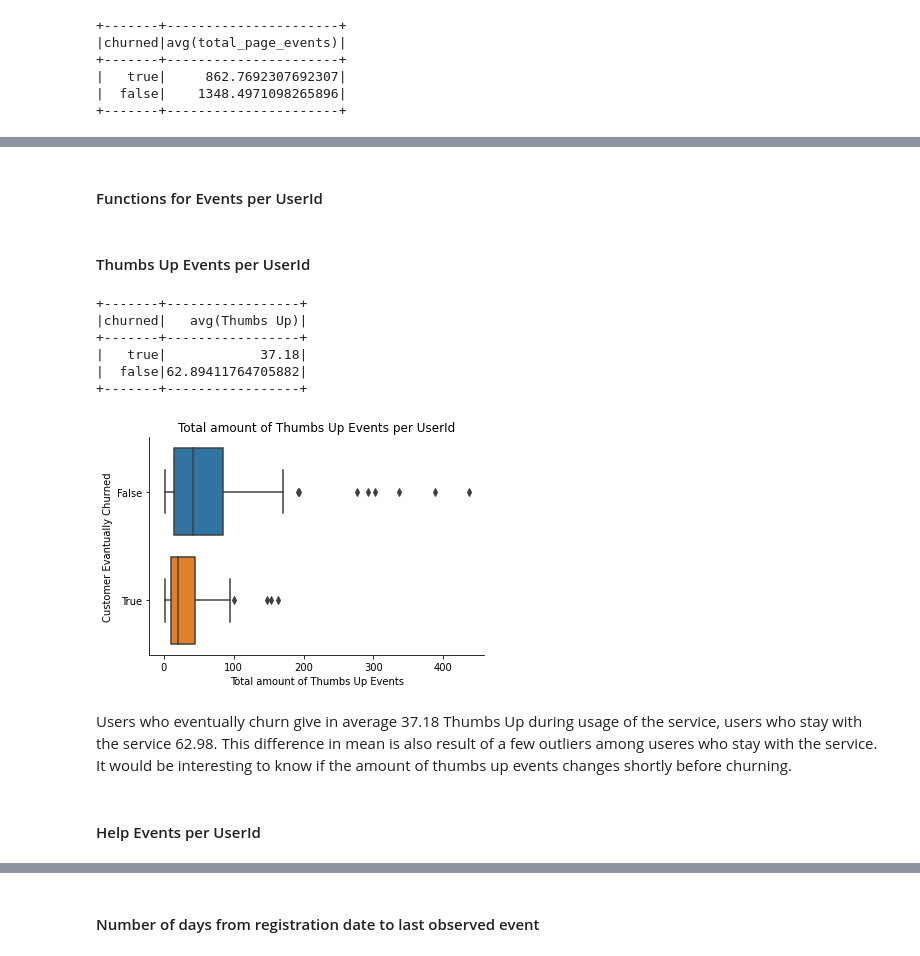
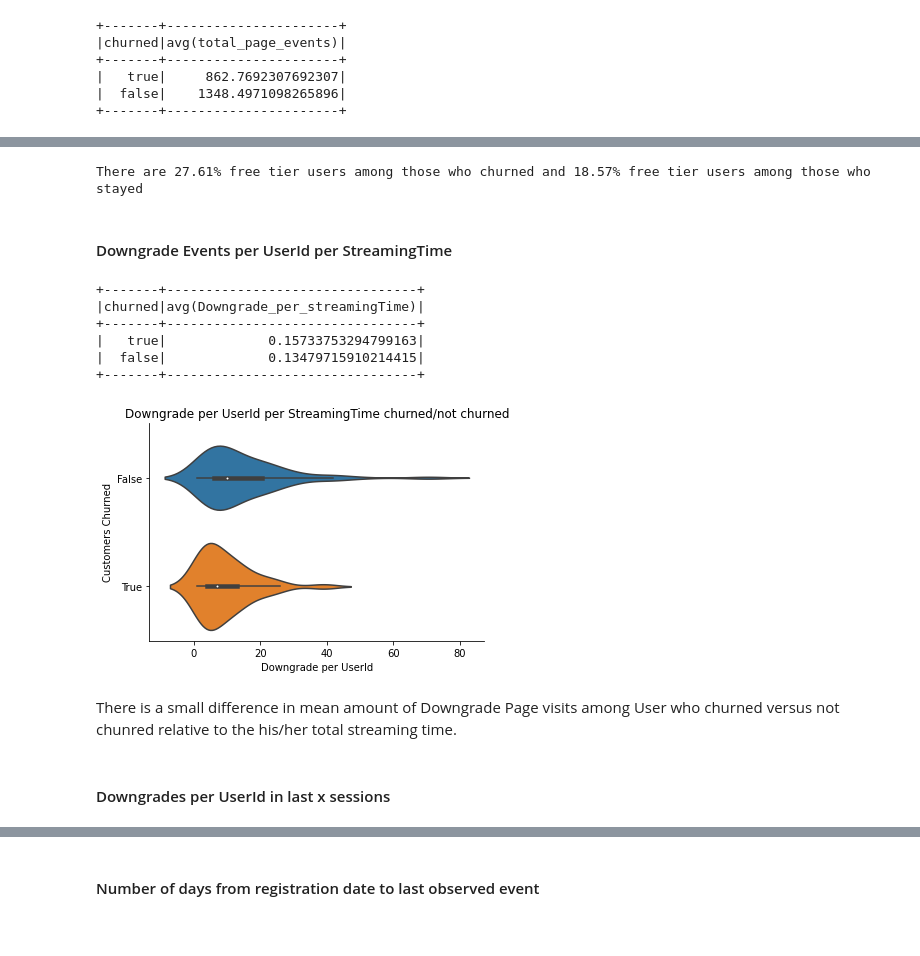
Before and after one commit to LeopoldWalther/SparkChurnDetection, a Jupyter notebook: Sparkify.ipynb, the cells around one changed output, grey strips where cells are left out. Cells and saved outputs as stored; diff of their text form; code cells hidden in the pictures.

Commit message:
feat: Add features per StreamingTime

```diff
--- a/Sparkify.ipynb
+++ b/Sparkify.ipynb
@@ -631,3 +642,7 @@ In this project the way to handle the imbalance in data of interaction with the
+# %%
+# calculate total number of days since registration
+user_log_valid = user_log_valid.withColumn('days_since_registration', F.ceil(
+    (user_log_valid.ts - user_log_valid.registration)/(1000*60*60*24)))
 # %% [markdown]
 #### Calculating Statistics by Hour
 
@@ -692,7 +707,7 @@ page_event_per_user.groupby('churned').mean().show()
 page_event_per_user_pd = page_event_per_user.toPandas()
 
 # Plot
-ax = sns.boxplot(data=page_event_per_user_pd, y='churned', x='total_page_events', orient='h')
+ax = sns.violinplot(data=page_event_per_user_pd, y='churned', x='total_page_events', orient='h')
 plt.xlabel('Page Events')
 plt.ylabel('Customer Evantually Churned')
 plt.title('Page Events per User Churned versus Loyal')
@@ -705,0 +749,20 @@ In the following cells will be investigated if there is a difference in page eve
+# %%
+def plot_events_per_userStreaming(feature_pyspark_df, event_type):
+    '''
+    Function to create boxplot of pyspark dataframe created with 'count_events_per_user' function.
+
+    args:
+        count_pysparkdf - (pyspark dataframe) created with 'count_events_per_user'
+        event - (string) page event
+
+    return:
+    '''
+    feature_pyspark_pd = feature_pyspark_df.toPandas()
+
+    ax = sns.violinplot(data=feature_pyspark_pd, y='churned', x=event_type, orient='h')
+    plt.xlabel(event_type + ' per UserId')
+    plt.ylabel('Customers Churned')
+    plt.title(event_type + ' per UserId per StreamingTime churned/not churned')
+    sns.despine(ax=ax);
+
+    return
@@ -706,2 +936,7 @@ In the following cells will be investigated if there is a difference in page eve
+# %%
+print('There are {:2.2f}% free tier users among those who churned and {:2.2f}% free tier users among those who \
+    stayed'.format(12388/(32476+12388)*100,43333/(189957+43333)*100))
+# %% [output]
+There are 27.61% free tier users among those who churned and 18.57% free tier users among those who     stayed
 # %% [markdown]
-#### Functions for Events per UserId
+#### Downgrade Events per UserId per StreamingTime
@@ -745,23 +943,22 @@ def boxplot_events_per_user(count_pysparkdf, event):
-# %% [markdown]
-#### Thumbs Up Events per UserId
 # %%
-# calculate events per user
-total_thumbs_up_per_user = count_events_per_user(user_log_valid, 'Thumbs Up')
+# calculate events per user and streaming time
+downgrade_per_streamingTime = create_statistic_per_userId_streamingTime(user_log_valid, 'Downgrade')
 
 # show table with mean of churned/stayed
-total_thumbs_up_per_user.groupBy('churned').mean().show()
+downgrade_per_streamingTime.groupBy('churned').mean() \
+    .select('churned', 'avg(Downgrade_per_streamingTime)').show()
 
 # create plot
-boxplot_events_per_user(total_thumbs_up_per_user, 'Thumbs Up')
+plot_events_per_userStreaming(downgrade_per_streamingTime, 'Downgrade')
 # %% [output]
-+-------+-----------------+
-|churned|   avg(Thumbs Up)|
-+-------+-----------------+
-|   true|            37.18|
-|  false|62.89411764705882|
-+-------+-----------------+
++-------+--------------------------------+
+|churned|avg(Downgrade_per_streamingTime)|
++-------+--------------------------------+
+|   true|             0.15733753294799163|
+|  false|             0.13479715910214415|
++-------+--------------------------------+
-[figure, old version]
+[figure, new version]
-# %% [markdown]
-Users who eventually churn give in average 37.18 Thumbs Up during usage of the service, users who stay with the service 62.98. This difference in mean is also result of a few outliers among useres who stay with the service. It would be interesting to know if the amount of thumbs up events changes shortly before churning.
+# %% [markdown]
+There is a small difference in mean amount of Downgrade Page visits among User who churned versus not chunred relative to the his/her total streaming time.
 # %% [markdown]
-#### Help Events per UserId
+#### Downgrades per UserId in last x sessions
```
Also changed, not shown: parts of 72 cells of this notebook.
